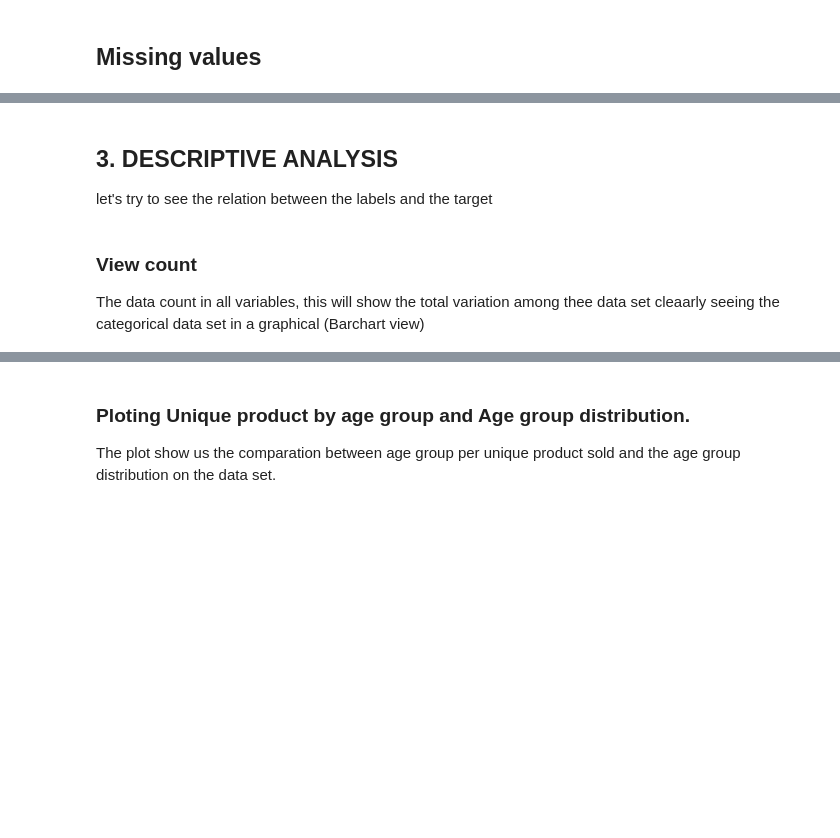
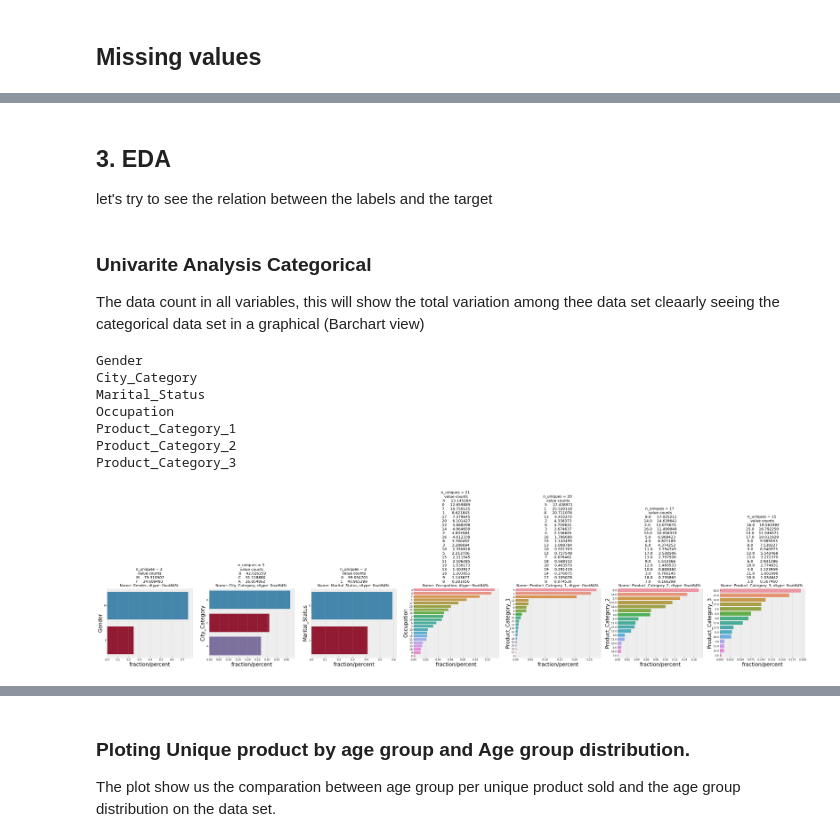
Before and after one commit to Pachinchin/blackfriday_hackathon, a Jupyter notebook: New Blackfriday-2.ipynb, the cells around one changed output, grey strips where cells are left out. Drawn from its saved outputs; the diff is of its cells as text; code cells hidden in the pictures; blank space fills up the shorter version.

```diff
--- a/New Blackfriday-2.ipynb
+++ b/New Blackfriday-2.ipynb
@@ -285,8 +347,8 @@ memory usage: 83.7+ MB
 train = combine[combine['kind'] == 'train']
 test = combine[combine['kind'] == 'test']
 # %% [markdown]
-<h2>3. DESCRIPTIVE ANALYSIS</h2>
+<h2>3. EDA</h2>
 let's try to see the relation between the labels and the target
 # %% [markdown]
-<h3>View count </h3>
+<h3> Univarite Analysis Categorical</h3>
 The data count in all variables, this will show the total variation among thee data set cleaarly seeing the categorical data set in a graphical (Barchart view)
@@ -292,0 +358,40 @@ The data count in all variables, this will show the total variation among thee d
+# %%
+def Explore_Cat_Data( data, var_group):
+    '''
+    This function is aimed to count the number of unique values in a group of categorical variable
+    '''
+
+    size = len(var_group)
+    plt.figure(figsize = (7*size,5), dpi = 100)
+
+    for j,i in enumerate(var_group):
+        count = data[i].value_counts()
+        u_count = data[i].nunique()
+        mode = data[i].mode()
+
+        norm_count = data[i].value_counts(normalize = True)
+        n_uni = data[i].nunique()
+
+        x=norm_count
+        y=norm_count.index
+        plt.subplot(1,size,j+1)
+        sns.barplot(x=x, y=y, order = norm_count.index)
+        plt.xlabel('fraction/percent', fontsize = 20)
+        plt.ylabel('{}'.format(i), fontsize = 20)
+        plt.title('n_uniques = {} \n value counts \n {}% '.format(n_uni,norm_count*100))
+
+        print(i)
+        a = len(count)
+        #for i in range(0,a):
+            #print ('the number of unique in {} is {}'.format((count[:a].index[i]),(count[:a].values[i])))
+# %%
+Explore_Cat_Data(train,cat)
+# %% [output]
+Gender
+City_Category
+Marital_Status
+Occupation
+Product_Category_1
+Product_Category_2
+Product_Category_3
+[figure, added]
```
Also changed, not shown: parts of 150 cells of this notebook, 3 other files.
